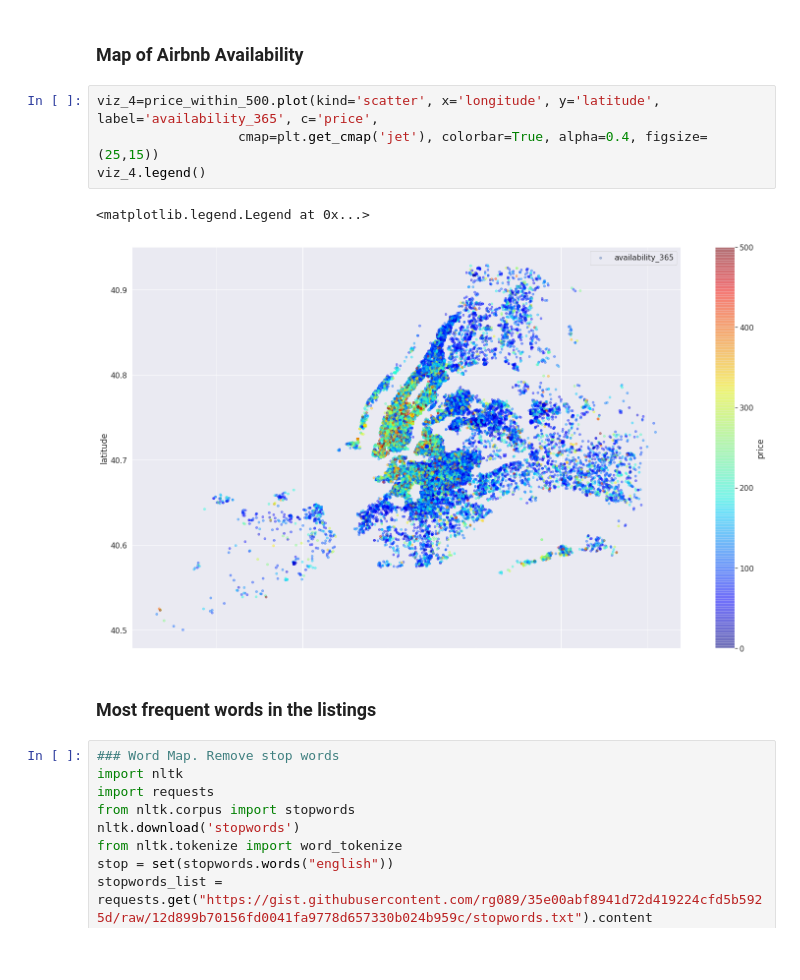
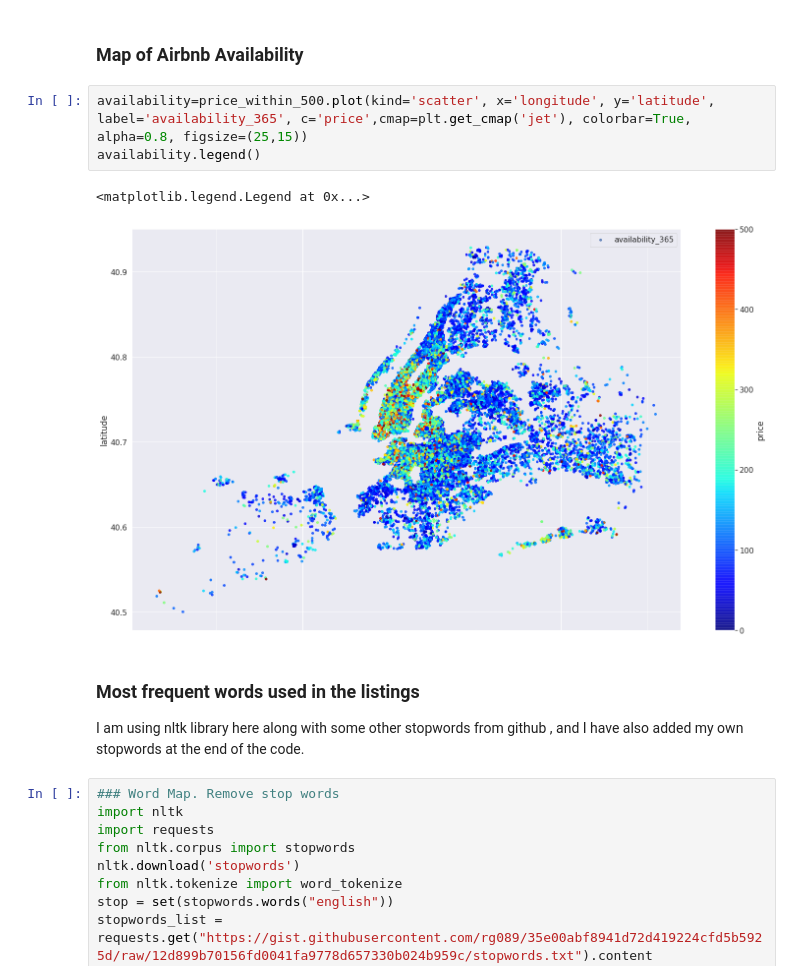
Before and after one commit to hrishiakhade/nyc_airbnb_analysis, a Jupyter notebook: Final_Code_Airbnb.ipynb, the cells around one changed output. Saved outputs shown, nothing was run; the diff lists cells and outputs as text; blank space fills up the shorter version.

```diff
--- a/Final_Code_Airbnb.ipynb
+++ b/Final_Code_Airbnb.ipynb
@@ -298,14 +353,15 @@ price_within_500 = airbnb[airbnb.price<=500]
 # %% [markdown]
 ### Map of Airbnb Availability
 # %%
-viz_4=price_within_500.plot(kind='scatter', x='longitude', y='latitude', label='availability_365', c='price',
-                  cmap=plt.get_cmap('jet'), colorbar=True, alpha=0.4, figsize=(25,15))
-viz_4.legend()
+availability=price_within_500.plot(kind='scatter', x='longitude', y='latitude', label='availability_365', c='price',cmap=plt.get_cmap('jet'), colorbar=True, alpha=0.8, figsize=(25,15))
+availability.legend()
 # %% [output]
 <matplotlib.legend.Legend at 0x...>
-[figure, old version]
+[figure, new version]
-# %% [markdown]
-### Most frequent words in the listings
+# %% [markdown]
+
+### **Most frequent words used in the listings**
+I am using nltk library here along with some other stopwords from github , and I have also added my own stopwords at the end of the code.
 # %%
 ### Word Map. Remove stop words
 import nltk
```
Also changed, not shown: parts of 36 cells of this notebook.
